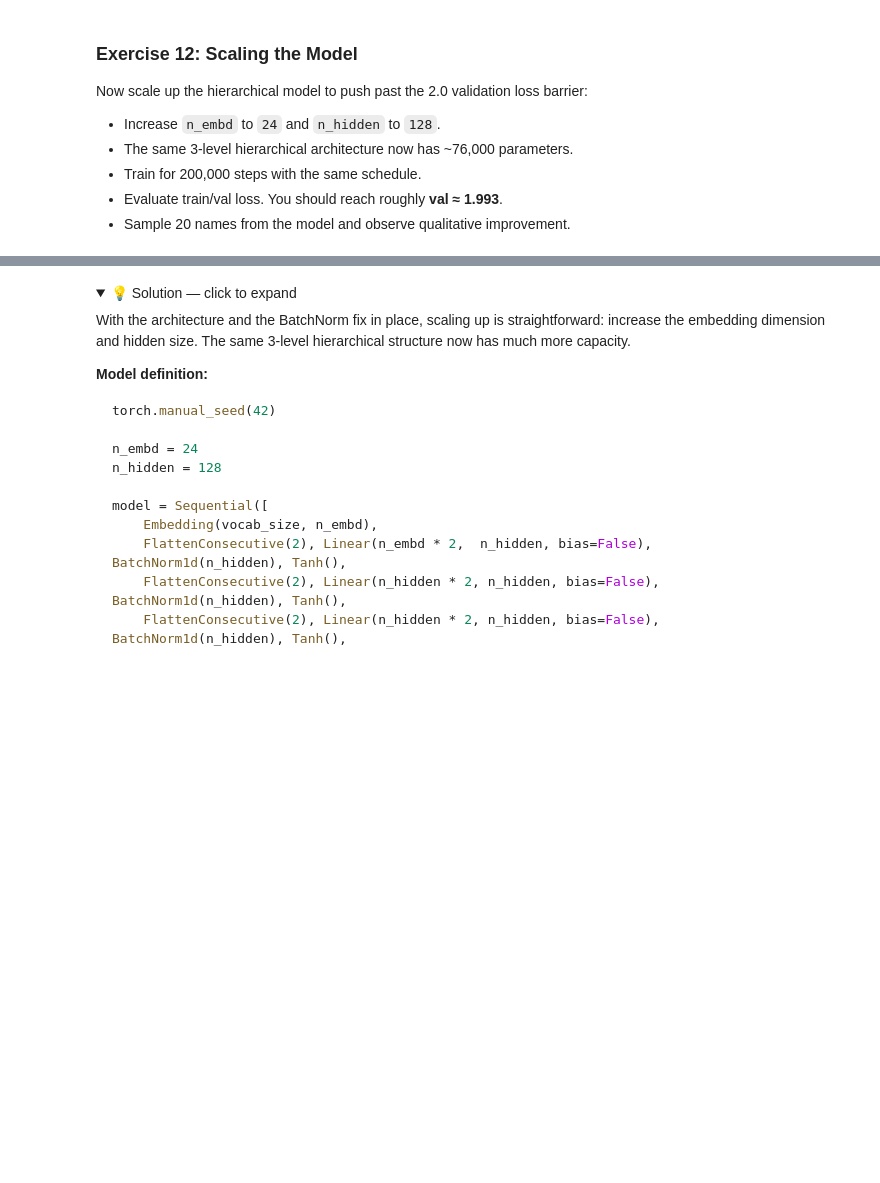
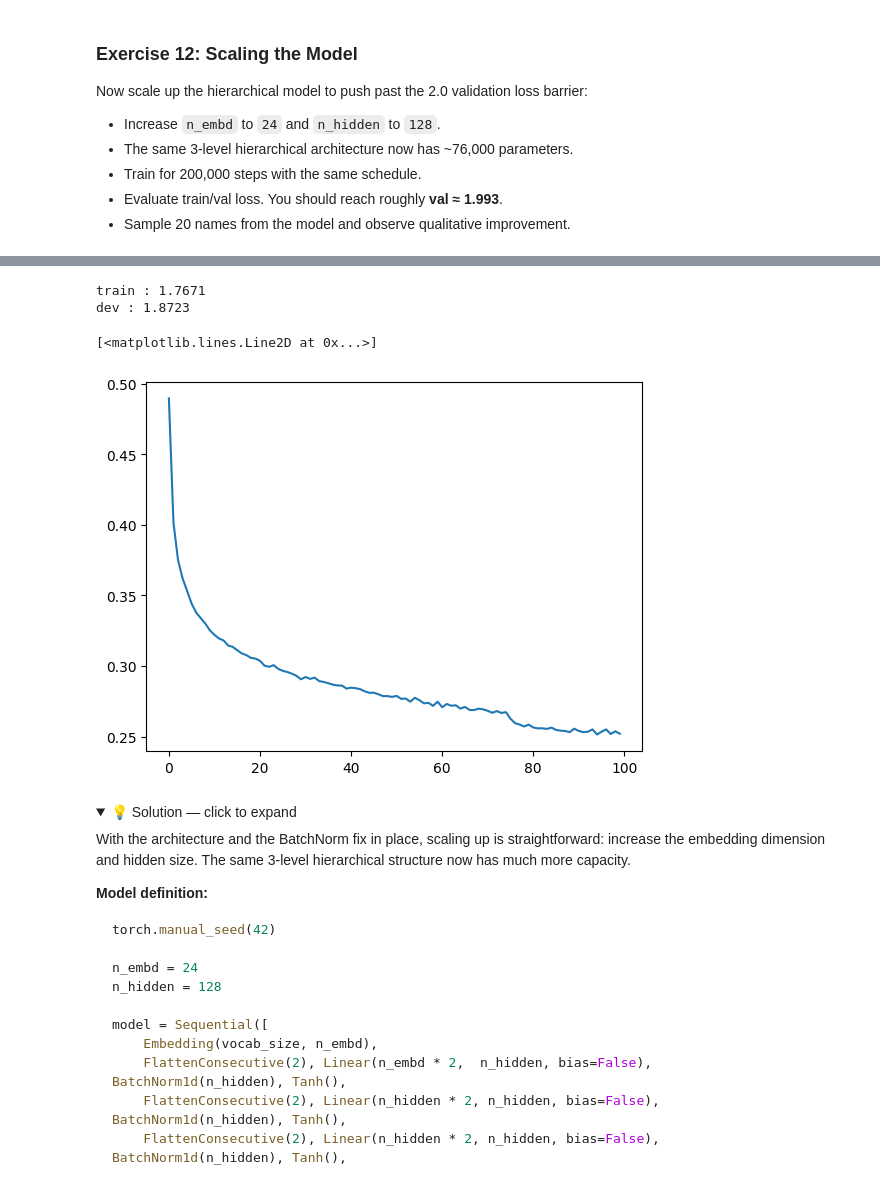
Before and after one commit to talithafaustino/nn-zero-to-hero, a Jupyter notebook: lectures/exercises/cnn.ipynb, the cells around one changed output, grey strips where cells are left out. Cells and saved outputs as stored; diff of their text form; code cells hidden in the pictures; folded sections open; blank space fills up the shorter version.

```diff
--- a/lectures/exercises/cnn.ipynb
+++ b/lectures/exercises/cnn.ipynb
@@ -671,0 +1266,24 @@ Now scale up the hierarchical model to push past the 2.0 validation loss barrier
+# %%
+max_iter = 200000
+batch_size = 128
+#lossi = []
+
+for i in range(max_iter):
+
+    ix = torch.randint(0, Xtr.shape[0], (batch_size,))
+
+    logits = model(Xtr[ix])
+    loss = F.cross_entropy(logits, Ytr[ix])
+
+    for p in model.parameters():
+        p.grad = None
+    loss.backward()
+
+    lr = 0.1 if i < 3/4*max_iter else 0.01
+    for p in model.parameters():
+        p.data += -lr * p.grad
+
+    lossi.append(loss.log10().item())
+
+    if i % 5000 == 0:
+        print(f'{i:7d} / {max_iter:7d}: {loss.item():.4f}')
@@ -672,3 +1308,16 @@ Now scale up the hierarchical model to push past the 2.0 validation loss barrier
+# %%
+for layer in model.layers:
+    layer.traning = False
+
+calc_loss('train')
+calc_loss('dev')
+
+plt.plot(torch.tensor(lossi).view(-1, 1000).mean(1))
+# %% [output]
+train : 1.7671
+dev : 1.8723
+[<matplotlib.lines.Line2D at 0x...>]
+[figure, added]
 # %% [markdown]
 <details><summary>💡 Solution — click to expand</summary>
 
```
Also changed, not shown: parts of 25 cells of this notebook, 6 other files.
